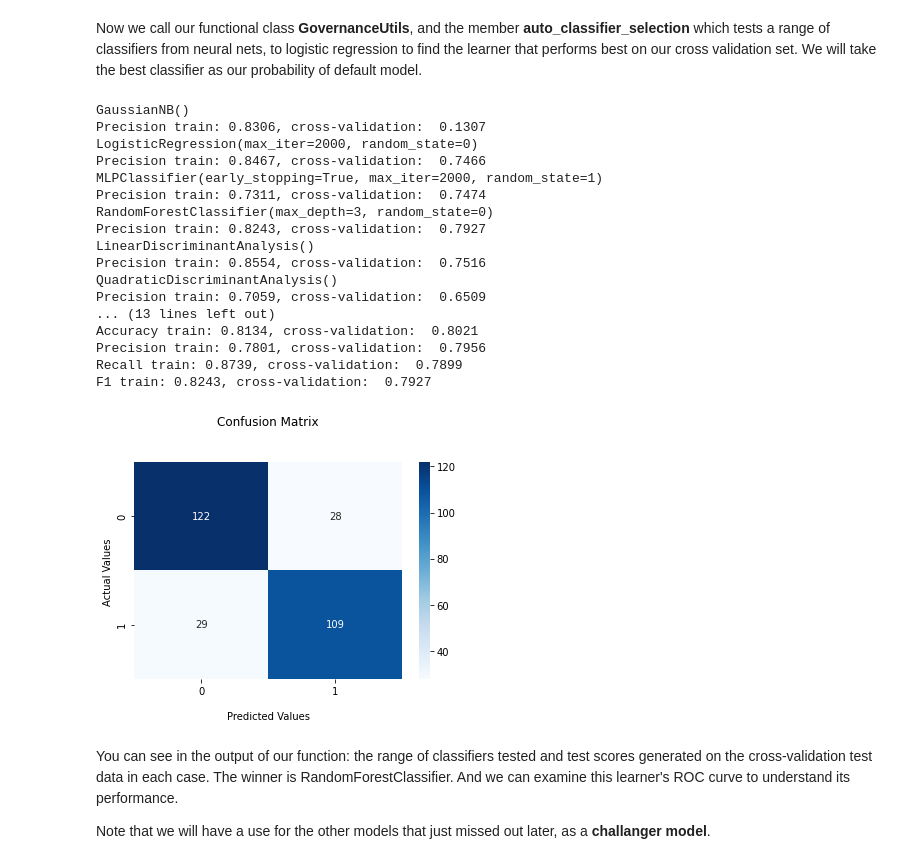
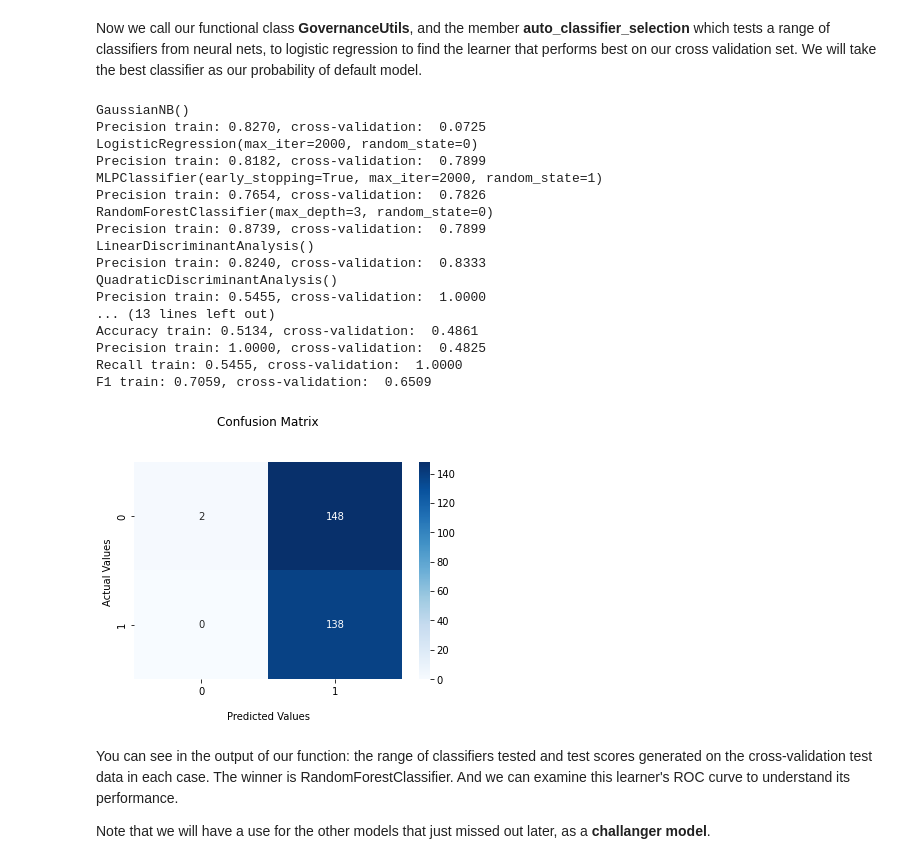
Before and after one commit to danphilps/credit_use_case, a Jupyter notebook: M6_Credit.ipynb, the cells around one changed output. Saved outputs shown, nothing was run; the diff lists cells and outputs as text; code cells hidden in the pictures.

```diff
--- a/M6_Credit.ipynb
+++ b/M6_Credit.ipynb
@@ -616,30 +616,30 @@ Now we call our functional class **GovernanceUtils**, and the member **auto_clas
 # %%
 # Run our function....autoselect the best classifier wrt F1
 max_mdl, all_models, all_models_desc, all_mdls_prec = GovernanceUtils.auto_classifier_selection(X_train=X_train_cv,
                                                                                                 X_cross_validation=X_cv,
                                                                                                 y_train=y_train_cv,
                                                                                                 y_cross_validation=y_cv,
-                                                                                                selection_criteria='f1',
+                                                                                                selection_criteria='recall',
                                                                                                 balance_method ='') # no balancing
 # %% [output]
 GaussianNB()
-Precision train: 0.8306, cross-validation:  0.1307
+Precision train: 0.8270, cross-validation:  0.0725
 LogisticRegression(max_iter=2000, random_state=0)
-Precision train: 0.8467, cross-validation:  0.7466
+Precision train: 0.8182, cross-validation:  0.7899
 MLPClassifier(early_stopping=True, max_iter=2000, random_state=1)
-Precision train: 0.7311, cross-validation:  0.7474
+Precision train: 0.7654, cross-validation:  0.7826
 RandomForestClassifier(max_depth=3, random_state=0)
-Precision train: 0.8243, cross-validation:  0.7927
+Precision train: 0.8739, cross-validation:  0.7899
 LinearDiscriminantAnalysis()
-Precision train: 0.8554, cross-validation:  0.7516
+Precision train: 0.8240, cross-validation:  0.8333
 QuadraticDiscriminantAnalysis()
-Precision train: 0.7059, cross-validation:  0.6509
+Precision train: 0.5455, cross-validation:  1.0000
 ... (13 lines left out)
-Accuracy train: 0.8134, cross-validation:  0.8021
-Precision train: 0.7801, cross-validation:  0.7956
-Recall train: 0.8739, cross-validation:  0.7899
-F1 train: 0.8243, cross-validation:  0.7927
+Accuracy train: 0.5134, cross-validation:  0.4861
+Precision train: 1.0000, cross-validation:  0.4825
+Recall train: 0.5455, cross-validation:  1.0000
+F1 train: 0.7059, cross-validation:  0.6509
-[figure, old version]
+[figure, new version]
 # %% [markdown]
 You can see in the output of our function: the range of classifiers tested and test scores generated on the cross-validation test data in each case. The winner is RandomForestClassifier. And we can examine this learner's ROC curve to understand its performance.
 
```
Also changed, not shown: parts of 9 cells of this notebook.
